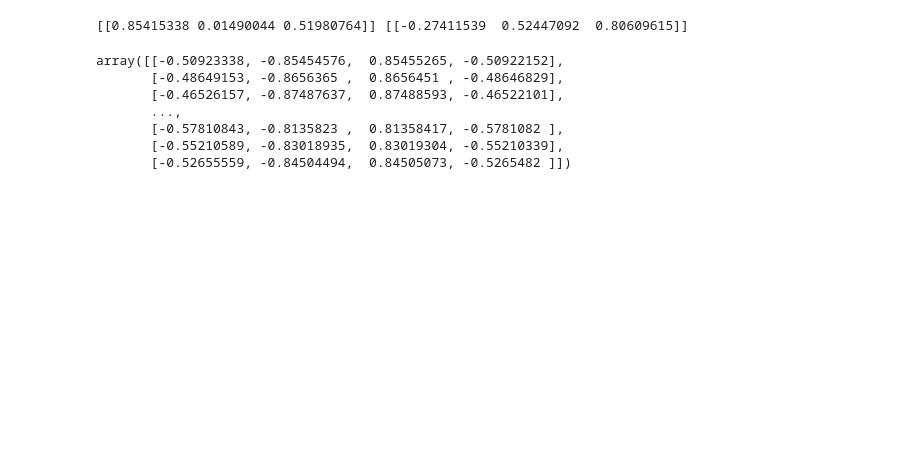
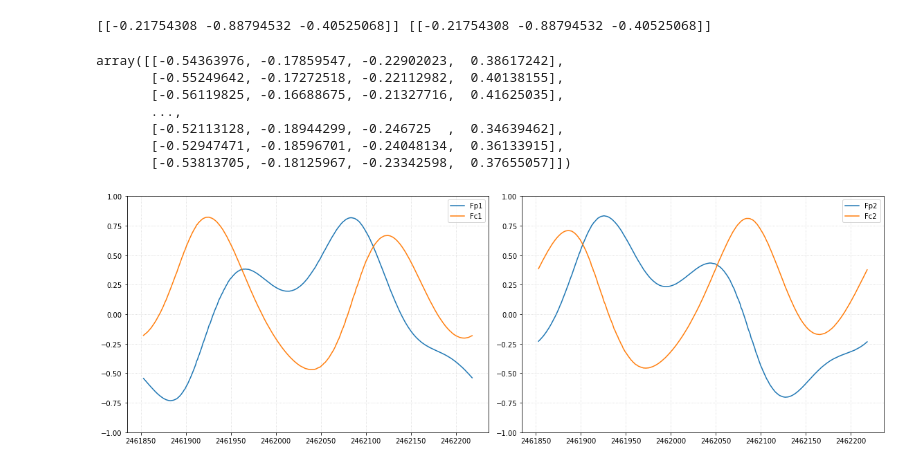
Before and after one commit to kelvin1020/taiji_simulation, a Jupyter notebook: orbitData/Fplus&Fcross.ipynb, the cells around one changed output. Saved outputs shown, nothing was run; the diff lists cells and outputs as text; code cells hidden in the pictures; blank space fills up the shorter version.

```diff
--- a/orbitData/Fplus&Fcross.ipynb
+++ b/orbitData/Fplus&Fcross.ipynb
@@ -129,14 +132,17 @@ trans = transMat(exd, eyd, ezd)
 
 
 NVec = randUnitVec(1)
-LVec = randUnitVec(1)
+LVec = NVec + np.array([[1e-13,1e-13,1e-13]])#randUnitVec(1)
+
+LVec = LVec / np.linalg.norm(LVec, axis=1, keepdims=True)
+
 print(NVec, LVec)
 
 # vecDot(ezd,eyd)
 # vecDot(exd,eyd)
 # vecDot(ezd,exd)
 # %% [output]
-[[0.85415338 0.01490044 0.51980764]] [[-0.27411539  0.52447092  0.80609615]]
+[[-0.21754308 -0.88794532 -0.40525068]] [[-0.21754308 -0.88794532 -0.40525068]]
 # %%
 thetaPhi = W2ThetaPhi(trans, NVec)
 theta = thetaPhi[:,0]
@@ -152,10 +158,32 @@ Fc2 =  Fcross2(theta, phi, psi)
 ans = np.vstack([Fp1, Fc1, Fp2, Fc2]).T
 ans
 # %% [output]
-array([[-0.50923338, -0.85454576,  0.85455265, -0.50922152],
-       [-0.48649153, -0.8656365 ,  0.8656451 , -0.48646829],
-       [-0.46526157, -0.87487637,  0.87488593, -0.46522101],
+array([[-0.54363976, -0.17859547, -0.22902023,  0.38617242],
+       [-0.55249642, -0.17272518, -0.22112982,  0.40138155],
+       [-0.56119825, -0.16688675, -0.21327716,  0.41625035],
        ...,
-       [-0.57810843, -0.8135823 ,  0.81358417, -0.5781082 ],
-       [-0.55210589, -0.83018935,  0.83019304, -0.55210339],
-       [-0.52655559, -0.84504494,  0.84505073, -0.5265482 ]])
+       [-0.52113128, -0.18944299, -0.246725  ,  0.34639462],
+       [-0.52947471, -0.18596701, -0.24048134,  0.36133915],
+       [-0.53813705, -0.18125967, -0.23342598,  0.37655057]])
+# %%
+timeVec = orbitData['timeJD']
+# %%
+plt.figure(figsize=(16,8/1.5))
+plt.subplot(121)
+plt.plot(timeVec, Fp1, label='Fp1')
+plt.plot(timeVec, Fc1, label='Fc1')
+plt.ylim(-1, 1)
+plt.legend(loc='upper right')
+plt.grid(linestyle = "dotted", color = "#d3d3d3" , which="both")
+
+plt.subplot(122)
+plt.plot(timeVec, Fp2, label='Fp2')
+plt.plot(timeVec, Fc2, label='Fc2')
+plt.ylim(-1, 1)
+plt.legend(loc='upper right')
+plt.tight_layout()
+plt.grid(linestyle = "dotted", color = "#d3d3d3" , which="both")
+
+plt.show()
+# %% [output]
+[figure, added]
```
Also changed, not shown: parts of 4 cells of this notebook, 8 other files.
